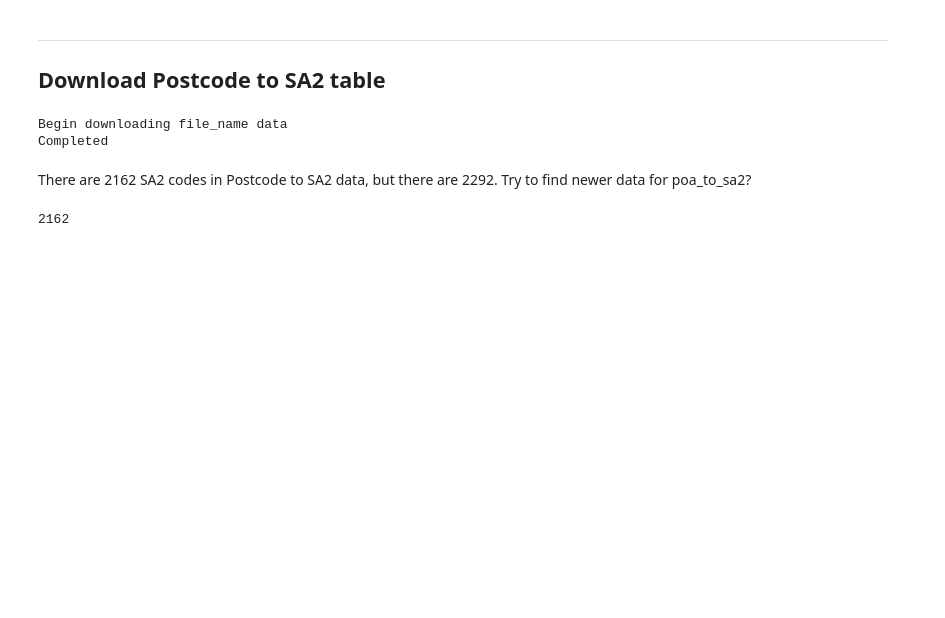
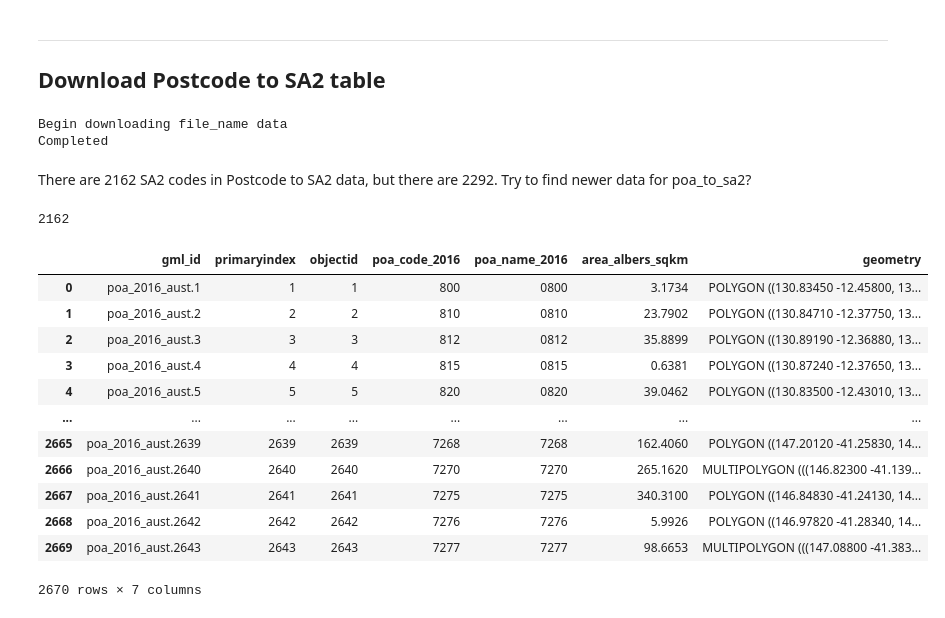
Before and after one commit to MAST30034-Applied-Data-Science/generic-buy-now-pay-later-project-group-11, a Jupyter notebook: notebooks/download_external_datasets.ipynb, the cells around one changed output. Drawn from its saved outputs; the diff is of its cells as text; code cells hidden in the pictures; blank space fills up the shorter version.

```diff
--- a/notebooks/download_external_datasets.ipynb
+++ b/notebooks/download_external_datasets.ipynb
@@ -158,3 +140,19 @@ There are 2162 SA2 codes in Postcode to SA2 data, but there are 2292. Try to fin
 poa_to_sa2["SA2_MAINCODE_2011"].unique().size
 # %% [output]
 2162
+# %%
+poa_bound
+# %% [output]
+|  | gml_id | primaryindex | objectid | poa_code_2016 | poa_name_2016 | area_albers_sqkm | geometry |
+| 0 | poa_2016_aust.1 | 1 | 1 | 800 | 0800 | 3.1734 | POLYGON ((130.83450 -12.45800, 13... |
+| 1 | poa_2016_aust.2 | 2 | 2 | 810 | 0810 | 23.7902 | POLYGON ((130.84710 -12.37750, 13... |
+| 2 | poa_2016_aust.3 | 3 | 3 | 812 | 0812 | 35.8899 | POLYGON ((130.89190 -12.36880, 13... |
+| 3 | poa_2016_aust.4 | 4 | 4 | 815 | 0815 | 0.6381 | POLYGON ((130.87240 -12.37650, 13... |
+| 4 | poa_2016_aust.5 | 5 | 5 | 820 | 0820 | 39.0462 | POLYGON ((130.83500 -12.43010, 13... |
+| ... | ... | ... | ... | ... | ... | ... | ... |
+| 2665 | poa_2016_aust.2639 | 2639 | 2639 | 7268 | 7268 | 162.4060 | POLYGON ((147.20120 -41.25830, 14... |
+| 2666 | poa_2016_aust.2640 | 2640 | 2640 | 7270 | 7270 | 265.1620 | MULTIPOLYGON (((146.82300 -41.139... |
+| 2667 | poa_2016_aust.2641 | 2641 | 2641 | 7275 | 7275 | 340.3100 | POLYGON ((146.84830 -41.24130, 14... |
+| 2668 | poa_2016_aust.2642 | 2642 | 2642 | 7276 | 7276 | 5.9926 | POLYGON ((146.97820 -41.28340, 14... |
+| 2669 | poa_2016_aust.2643 | 2643 | 2643 | 7277 | 7277 | 98.6653 | MULTIPOLYGON (((147.08800 -41.383... |
+2670 rows × 7 columns
```
Also changed, not shown: parts of 11 cells of this notebook, 2 other files.
